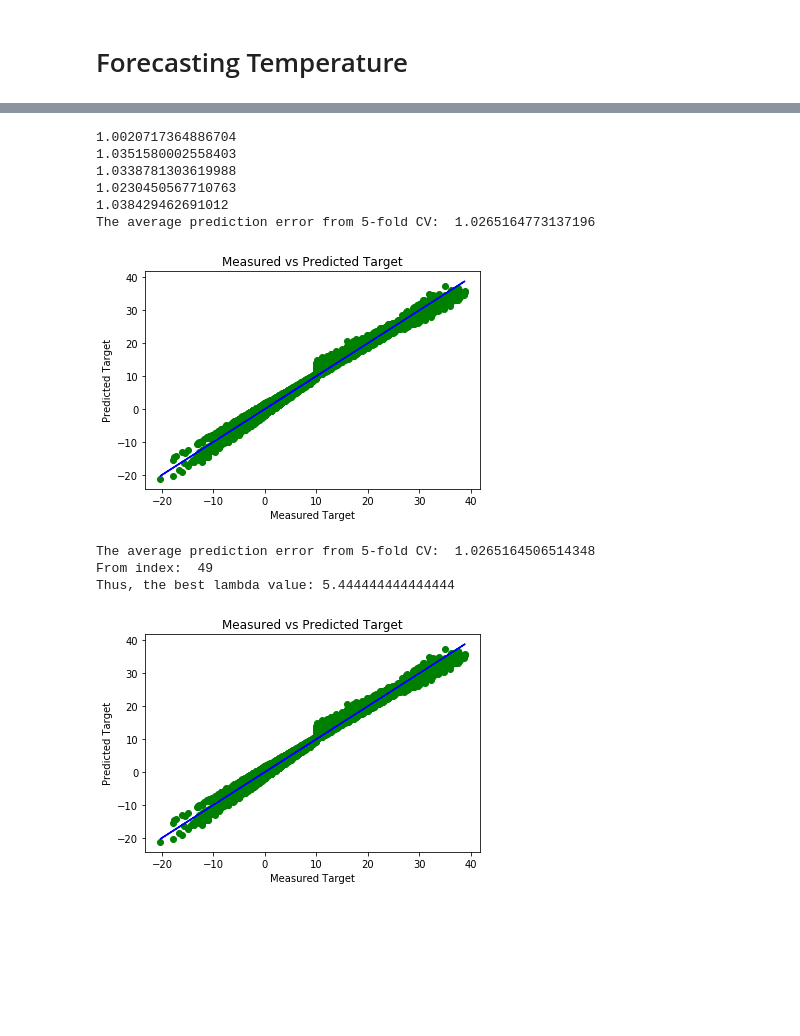
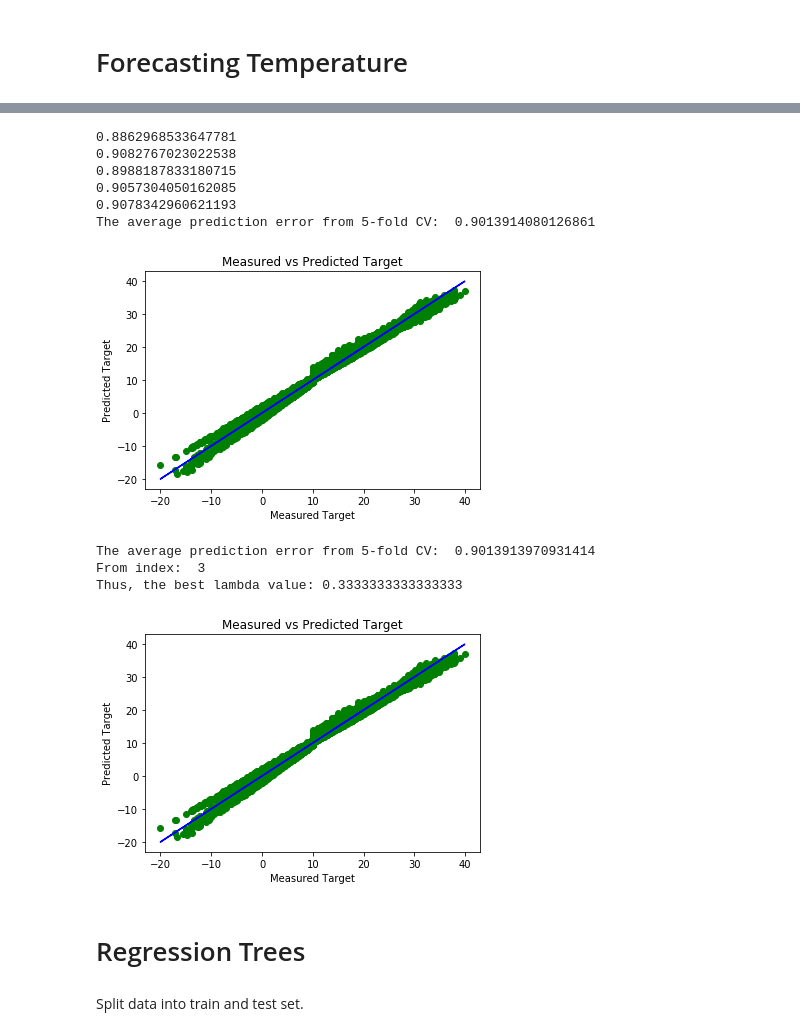
Before and after one commit to safashaikh/MLFinalProj, a Jupyter notebook: Forecasting Temperature.ipynb, the cells around one changed output, grey strips where cells are left out. Drawn from its saved outputs; the diff is of its cells as text; code cells hidden in the pictures; blank space fills up the shorter version.

```diff
--- a/Forecasting Temperature.ipynb
+++ b/Forecasting Temperature.ipynb
@@ -83,7 +91,7 @@ def LS_error(X, labels, w_hat):
     error = LA.norm(labels-y_est)**2/X.shape[0]
     return y_est, error
 
-X = np.ones((len(data), 5))
+X = np.ones((len(data), 6))
 for i in range(0, len(data)):
     for j in range(0, 5):
         X[i, j] = data[i, j]
@@ -116,43 +124,43 @@ label5 = target[0:77160]
 w1 = LS(train1, label1)
 y1, err1 = LS_error(test1, testlab1, w1)
 print(err1)
 
 w2 = LS(train2, label2)
 y2, err2 = LS_error(test2, testlab2, w2)
 print(err2)
 
 w3 = LS(train3, label3)
 y3, err3 = LS_error(test3, testlab3, w3)
 print(err3)
 
 w4 = LS(train4, label4)
 y4, err4 = LS_error(test4, testlab4, w4)
 print(err4)
 
 w5 = LS(train5, label5)
 y5, err5 = LS_error(test5, testlab5, w5)
 print(err5)
 
 avg = (err1+err2+err3+err4+err5)/5
 print("The average prediction error from 5-fold CV: ", avg)
 
 plt.scatter(testlab4, y4, c='g')
 plt.plot(testlab4,testlab4, 'b')
 plt.title("Measured vs Predicted Target")
 plt.xlabel("Measured Target")
 plt.ylabel("Predicted Target")
 plt.show()
 # %% [output]
-1.0020717364886704
-1.0351580002558403
-1.0338781303619988
-1.0230450567710763
-1.038429462691012
-The average prediction error from 5-fold CV:  1.0265164773137196
+0.8862968533647781
+0.9082767023022538
+0.8988187833180715
+0.9057304050162085
+0.9078342960621193
+The average prediction error from 5-fold CV:  0.9013914080126861
-[figure, old version]
+[figure, new version]
 # %%
 def RR(data, labels, lam):
-    w_hat = np.matmul(np.matmul(LA.inv(np.matmul(np.transpose(data), data)+lam*np.identity(5)), np.transpose(data)), labels)
+    w_hat = np.matmul(np.matmul(LA.inv(np.matmul(np.transpose(data), data)+lam*np.identity(data.shape[1])), np.transpose(data)), labels)
     return w_hat
 
 def RR_error(X, labels, w_hat):
@@ -203,7 +211,11 @@ plt.xlabel("Measured Target")
 plt.ylabel("Predicted Target")
 plt.show()
 # %% [output]
-The average prediction error from 5-fold CV:  1.0265164506514348
-From index:  49
-Thus, the best lambda value: 5.444444444444444
+The average prediction error from 5-fold CV:  0.9013913970931414
+From index:  3
+Thus, the best lambda value: 0.3333333333333333
-[figure, old version]
+[figure, new version]
+# %% [markdown]
+# Regression Trees
+# %% [markdown]
+Split data into train and test set.
```
Also changed, not shown: parts of 5 cells of this notebook.
